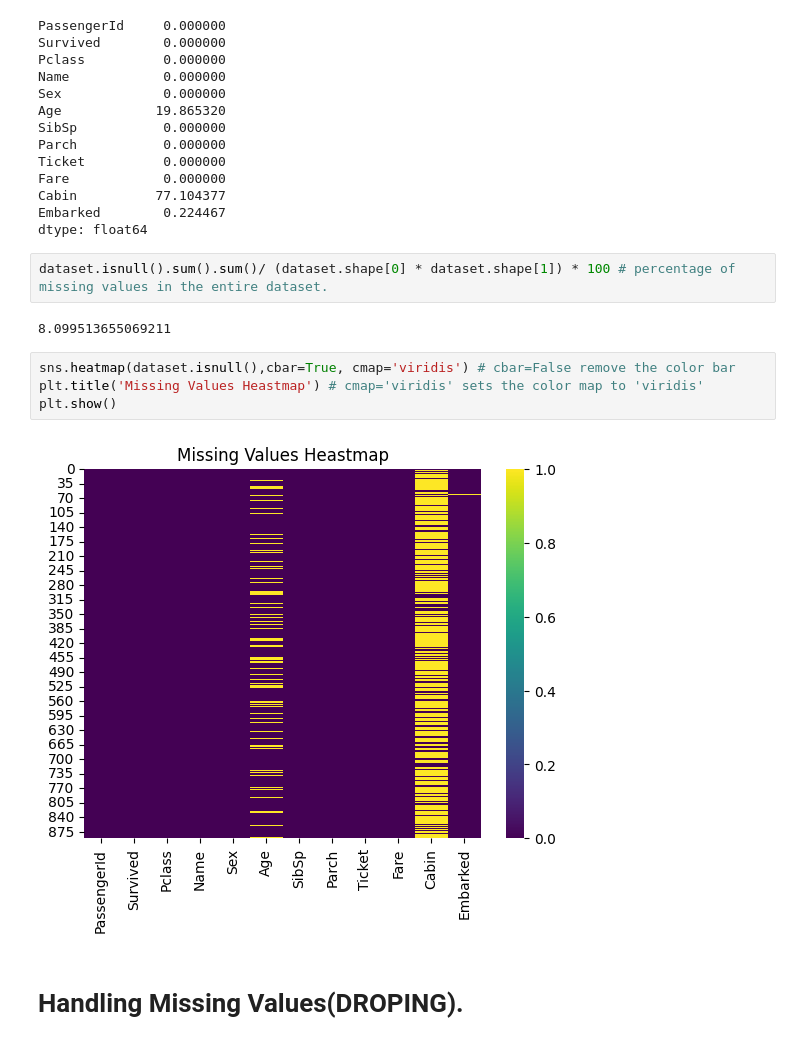
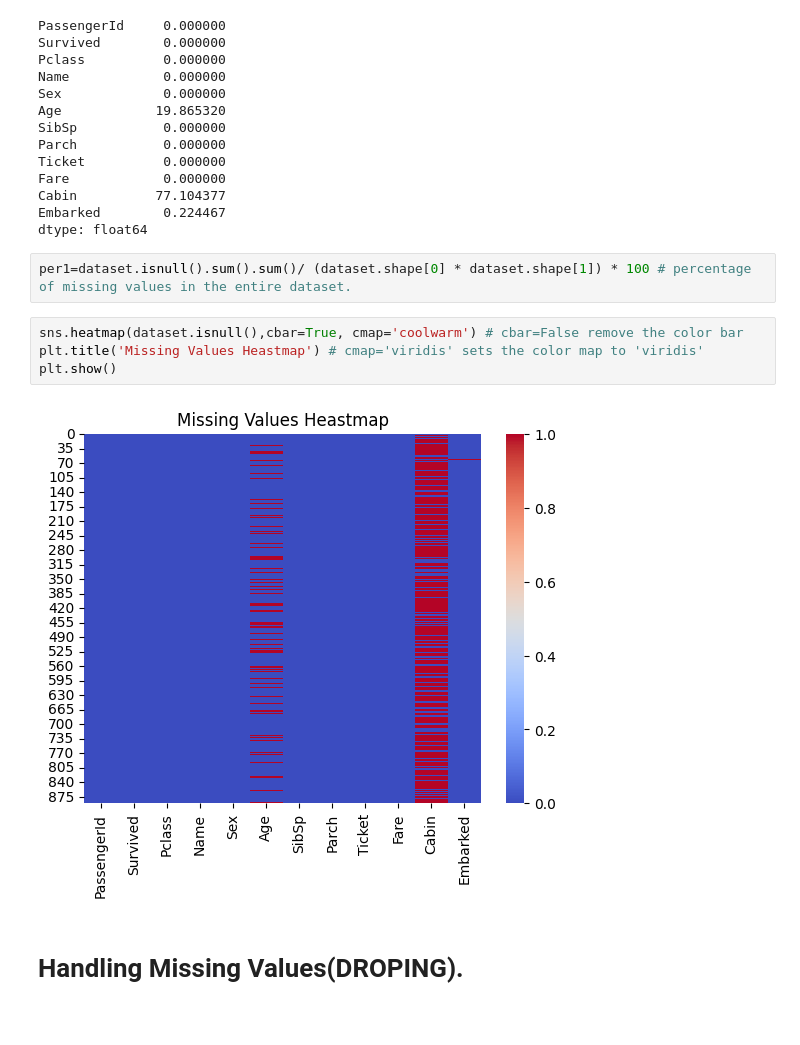
Before and after one commit to saurabh2527/pythonfromstarting, a Jupyter notebook: Machine_Learning/Data_Cleaning.ipynb, the cells around one changed output. Saved outputs shown, nothing was run; the diff lists cells and outputs as text.

```diff
--- a/Machine_Learning/Data_Cleaning.ipynb
+++ b/Machine_Learning/Data_Cleaning.ipynb
@@ -70,15 +70,13 @@ Cabin          77.104377
 Embarked        0.224467
 dtype: float64
 # %%
-dataset.isnull().sum().sum()/ (dataset.shape[0] * dataset.shape[1]) * 100 # percentage of missing values in the entire dataset.
+per1=dataset.isnull().sum().sum()/ (dataset.shape[0] * dataset.shape[1]) * 100 # percentage of missing values in the entire dataset.
-# %% [output]
-8.099513655069211
 # %%
-sns.heatmap(dataset.isnull(),cbar=True, cmap='viridis') # cbar=False remove the color bar
+sns.heatmap(dataset.isnull(),cbar=True, cmap='coolwarm') # cbar=False remove the color bar
 plt.title('Missing Values Heastmap') # cmap='viridis' sets the color map to 'viridis'
 plt.show()
 # %% [output]
-[figure, old version]
+[figure, new version]
 # %% [markdown]
 # Handling Missing Values(DROPING).
 # %%
```
Also changed, not shown: parts of 8 cells of this notebook.
